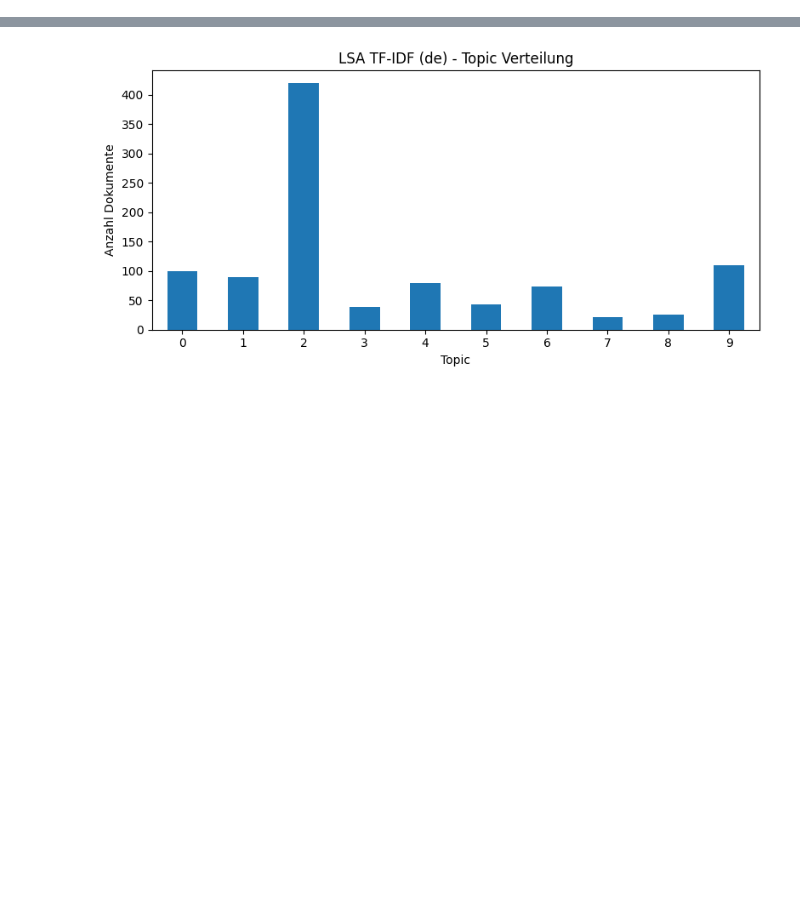
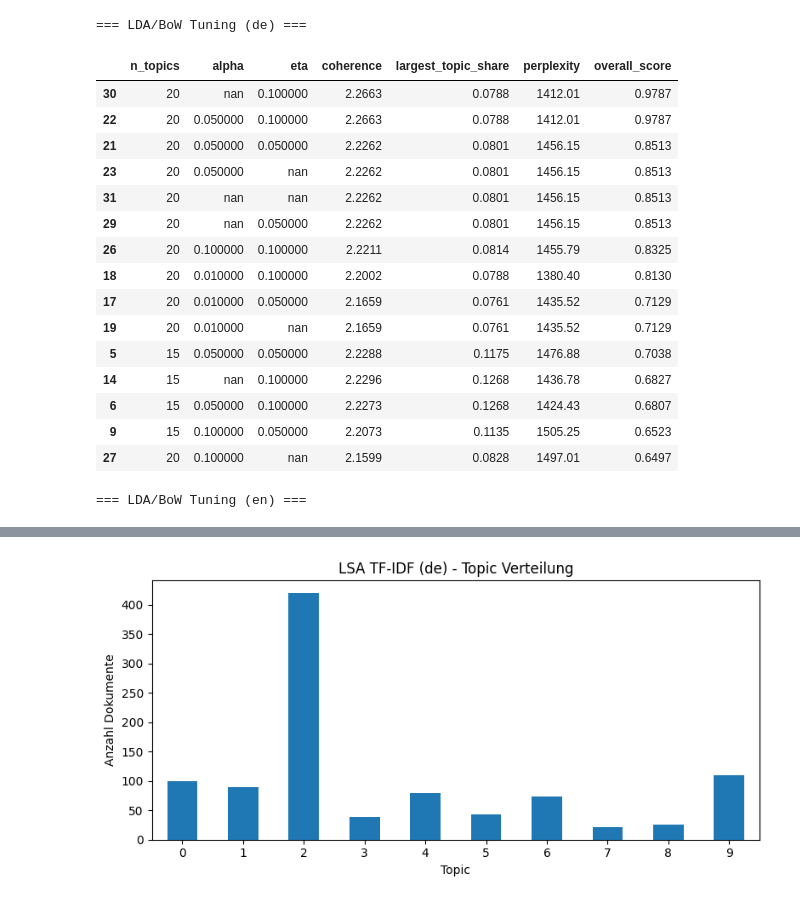
Before and after one commit to schustal-cpu/analyze_message_topics, a Jupyter notebook: analyze_data.ipynb, the cells around one changed output, grey strips where cells are left out. Cells and saved outputs as stored; diff of their text form; code cells hidden in the pictures; blank space fills up the shorter version.

Commit message:
added ModelTraining

```diff
--- a/analyze_data.ipynb
+++ b/analyze_data.ipynb
@@ -383,0 +209,67 @@ LSA TF-IDF Topic trainiert (en)
+# %%
+############
+# LDA/BoW - Model Tuning (en|de)
+############
+
+lda_tuning_results_by_lang = {}
+
+for lang, data in vectors_topic["bow_by_lang"].items():
+    lda_tuning_results_by_lang[lang] = tune_lda_models(
+        data=data,
+        topic_grid=[15, 20],                 # Anzahl Topics (zu klein = zu grob, zu groß = redundant)
+        alpha_grid=[0.01, 0.05, 0.1, None],  # Dokument→Topic-Verteilung (klein = wenige dominante Topics, groß = mehrere Topics)
+        eta_grid=[0.01, 0.05, 0.1, None],    # Topic→Wort-Verteilung (klein = wenige dominante Wörter, groß = breitere Topics)
+        max_iter=10,                         # Trainingsdurchläufe (mehr = bessere Konvergenz, langsamer)
+        learning_method="batch",             # batch = stabil, online = schneller bei großen Daten
+        lang=lang                            # nur für Logging/Progress
+    )
+# %%
+############
+# LDA/BoW - Tuning Validation (en|de)
+############
+
+lda_tuning_config = [
+    {"col": "coherence", "weight": 0.5, "higher_is_better": True,  "good_quantile": 0.75, "bad_quantile": 0.25, "format": "{:.4f}"},
+    {"col": "perplexity", "weight": 0.2, "higher_is_better": False, "good_quantile": 0.25, "bad_quantile": 0.75, "format": "{:.2f}"},
+    {"col": "largest_topic_share", "weight": 0.3, "higher_is_better": False, "good_quantile": 0.25, "bad_quantile": 0.75, "format": "{:.4f}"},
+]
+
+lda_tuning_interpreted_by_lang = {}
+
+for lang, tuning_df_lang in lda_tuning_results_by_lang.items():
+
+    tuning_interpreted = evaluate_and_score_tuning_generic(
+        tuning_df=tuning_df_lang,
+        score_metrics=lda_tuning_config
+    )
+
+    lda_tuning_interpreted_by_lang[lang] = tuning_interpreted
+
+    print(f"\n=== LDA/BoW Tuning ({lang}) ===")
+
+    display(
+        style_tuning_eval_generic(
+            tuning_interpreted.head(15),  # ← hier begrenzen
+            style_metrics=lda_tuning_config,
+            hide_cols=["topic_words", "topic_terms", "doc_topic_matrix"]
+        )
+    )
+# %% [output]
+=== LDA/BoW Tuning (de) ===
+|  | n_topics | alpha | eta | coherence | largest_topic_share | perplexity | overall_score |
+| 30 | 20 | nan | 0.100000 | 2.2663 | 0.0788 | 1412.01 | 0.9787 |
+| 22 | 20 | 0.050000 | 0.100000 | 2.2663 | 0.0788 | 1412.01 | 0.9787 |
+| 21 | 20 | 0.050000 | 0.050000 | 2.2262 | 0.0801 | 1456.15 | 0.8513 |
+| 23 | 20 | 0.050000 | nan | 2.2262 | 0.0801 | 1456.15 | 0.8513 |
+| 31 | 20 | nan | nan | 2.2262 | 0.0801 | 1456.15 | 0.8513 |
+| 29 | 20 | nan | 0.050000 | 2.2262 | 0.0801 | 1456.15 | 0.8513 |
+| 26 | 20 | 0.100000 | 0.100000 | 2.2211 | 0.0814 | 1455.79 | 0.8325 |
+| 18 | 20 | 0.010000 | 0.100000 | 2.2002 | 0.0788 | 1380.40 | 0.8130 |
+| 17 | 20 | 0.010000 | 0.050000 | 2.1659 | 0.0761 | 1435.52 | 0.7129 |
+| 19 | 20 | 0.010000 | nan | 2.1659 | 0.0761 | 1435.52 | 0.7129 |
+| 5 | 15 | 0.050000 | 0.050000 | 2.2288 | 0.1175 | 1476.88 | 0.7038 |
+| 14 | 15 | nan | 0.100000 | 2.2296 | 0.1268 | 1436.78 | 0.6827 |
+| 6 | 15 | 0.050000 | 0.100000 | 2.2273 | 0.1268 | 1424.43 | 0.6807 |
+| 9 | 15 | 0.100000 | 0.050000 | 2.2073 | 0.1135 | 1505.25 | 0.6523 |
+| 27 | 20 | 0.100000 | nan | 2.1599 | 0.0828 | 1497.01 | 0.6497 |
+=== LDA/BoW Tuning (en) ===
```
Also changed, not shown: parts of 18 cells of this notebook, 8 other files.
